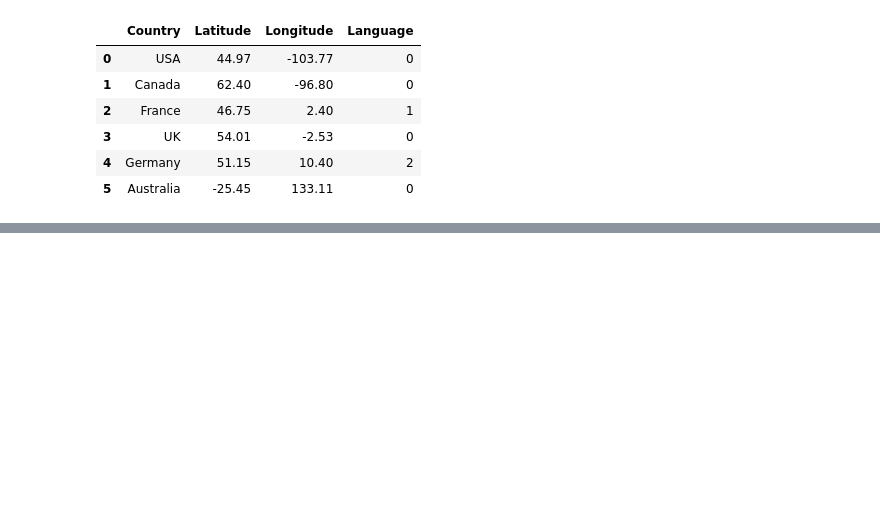
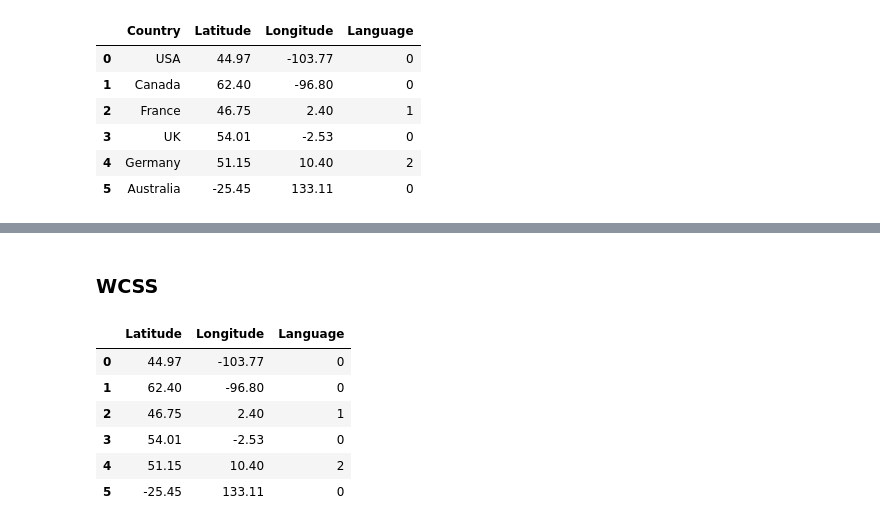
Before and after one commit to ProntoSbinalla/Python, a Jupyter notebook: Cluster Analysis/clusterAnalysisBasics.ipynb, the cells around one changed output, grey strips where cells are left out. Saved outputs shown, nothing was run; the diff lists cells and outputs as text; code cells hidden in the pictures; blank space fills up the shorter version.

```diff
--- a/Cluster Analysis/clusterAnalysisBasics.ipynb
+++ b/Cluster Analysis/clusterAnalysisBasics.ipynb
@@ -125,0 +126,13 @@ Text(0, 0.5, 'Latitude')
+# %% [markdown]
+### WCSS
+# %%
+x = data_mapped.iloc[:,1:4]
+x
+# %% [output]
+|  | Latitude | Longitude | Language |
+| 0 | 44.97 | -103.77 | 0 |
+| 1 | 62.40 | -96.80 | 0 |
+| 2 | 46.75 | 2.40 | 1 |
+| 3 | 54.01 | -2.53 | 0 |
+| 4 | 51.15 | 10.40 | 2 |
+| 5 | -25.45 | 133.11 | 0 |
```
Also changed, not shown: parts of 5 cells of this notebook, 1 other file.
